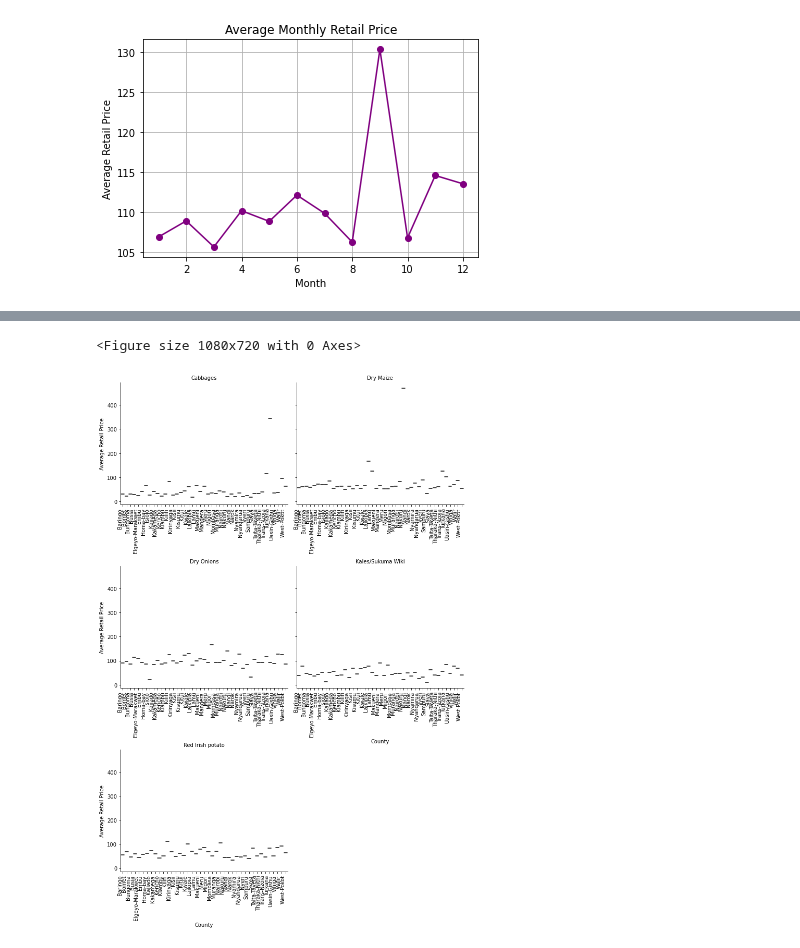
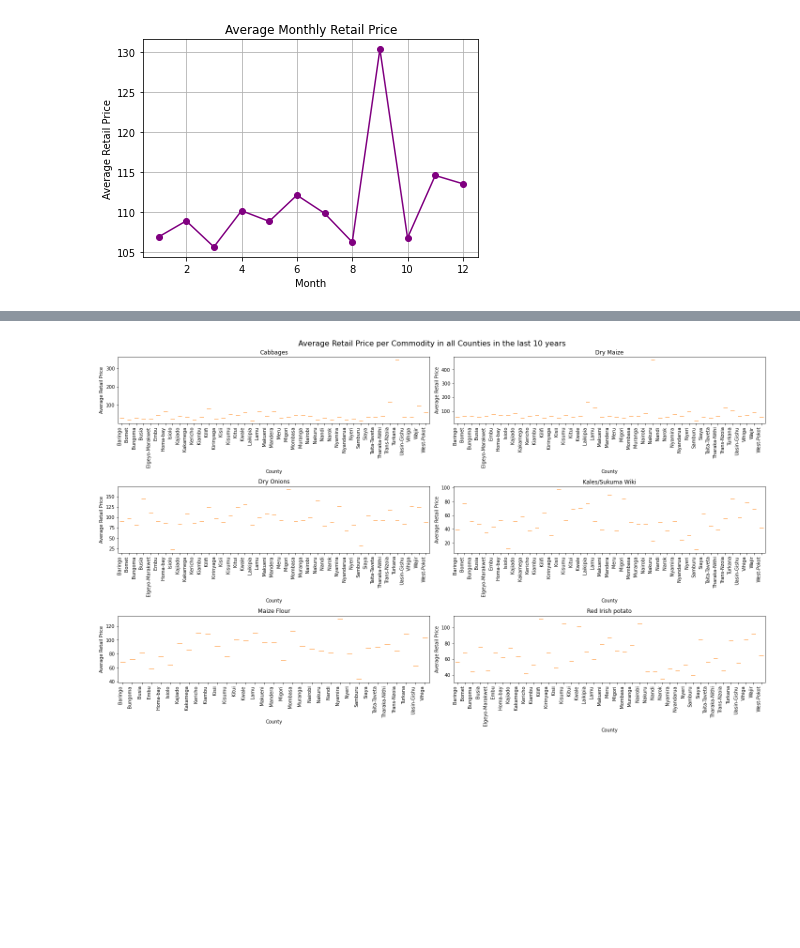
Before and after one commit to Logan-BCM/AgriPriceForecast-Kenya, a Jupyter notebook: Project.ipynb, the cells around one changed output, grey strips where cells are left out. Saved outputs shown, nothing was run; the diff lists cells and outputs as text; code cells hidden in the pictures; blank space fills up the shorter version.

```diff
--- a/Project.ipynb
+++ b/Project.ipynb
@@ -894,25 +864,52 @@ plt.show()
-# %%
-# Calculate average retail prices per commodity and market
-df_avg = df.groupby(['Commodity', 'County'], as_index=False)['Retail'].mean()
-
-# Limit to top 6 most frequent commodities for better visualization
-top_commodities = df['Commodity'].value_counts().index[:6]
-df_avg = df_avg[df_avg['Commodity'].isin(top_commodities)]
-
-# Increase figure size
-
-plt.figure(figsize=(15, 10))
-
-# Create FacetGrid
-g = sns.FacetGrid(df_avg, col="Commodity", col_wrap=2, height=5, sharex=False, sharey=True)
-g.map_dataframe(sns.boxplot, x="County", y="Retail")
-g.set_axis_labels("County", "Average Retail Price")
-g.set_titles(col_template="{col_name}")
-g.set_xticklabels(rotation=90, ha='right')
-
-# Show plot
-plt.tight_layout()
-plt.show()
-# %% [output]
-<Figure size 1080x720 with 0 Axes>
-[figure, removed]
+# %%
+import matplotlib.pyplot as plt
+import numpy as np
+
+# Filter the data from 2015 onwards
+df_filtered_2015 = df[df['Date'].dt.year >= 2015]
+
+# Calculate average retail prices per commodity and market
+df_avg = df_filtered_2015.groupby(['Commodity', 'County'], as_index=False)['Retail'].mean()
+
+# Limit to top 6 most frequent commodities for better visualization
+top_commodities = df_avg['Commodity'].value_counts().index[:10]
+df_avg = df_avg[df_avg['Commodity'].isin(top_commodities)]
+
+# Create a figure
+plt.figure(figsize=(20, 12))  # Adjust the figure width for better spacing
+
+# Add a figure title
+plt.suptitle('Average Retail Price per Commodity in all Counties in the last 10 years', fontsize=16)
+
+
+# Get unique commodities for subplots
+commodities = df_avg['Commodity'].unique()
+
+# Number of subplots (one per commodity)
+n_cols = 2  # Set the number of columns for subplot layout
+n_rows = len(commodities) // n_cols + (1 if len(commodities) % n_cols != 0 else 0)
+
+# Loop through the commodities to create each subplot
+for i, commodity in enumerate(commodities):
+    ax = plt.subplot(n_rows, n_cols, i + 1)
+
+    # Filter the data for the current commodity
+    df_commodity = df_avg[df_avg['Commodity'] == commodity]
+
+    # Create the boxplot for the commodity
+    ax.boxplot([df_commodity[df_commodity['County'] == county]['Retail'] for county in df_commodity['County'].unique()])
+
+    # Set the labels and title
+    ax.set_xticklabels(df_commodity['County'].unique(), rotation=90, ha='right')
+    ax.set_xlabel('County')
+    ax.set_ylabel('Average Retail Price')
+    ax.set_title(commodity)
+
+# Adjust spacing for readability
+plt.subplots_adjust(hspace=0.6, wspace=0.4)
+
+# Show the plot
+plt.tight_layout()
+plt.show()
+# %% [output]
+[figure, added]
```
Also changed, not shown: parts of 2 cells of this notebook.
